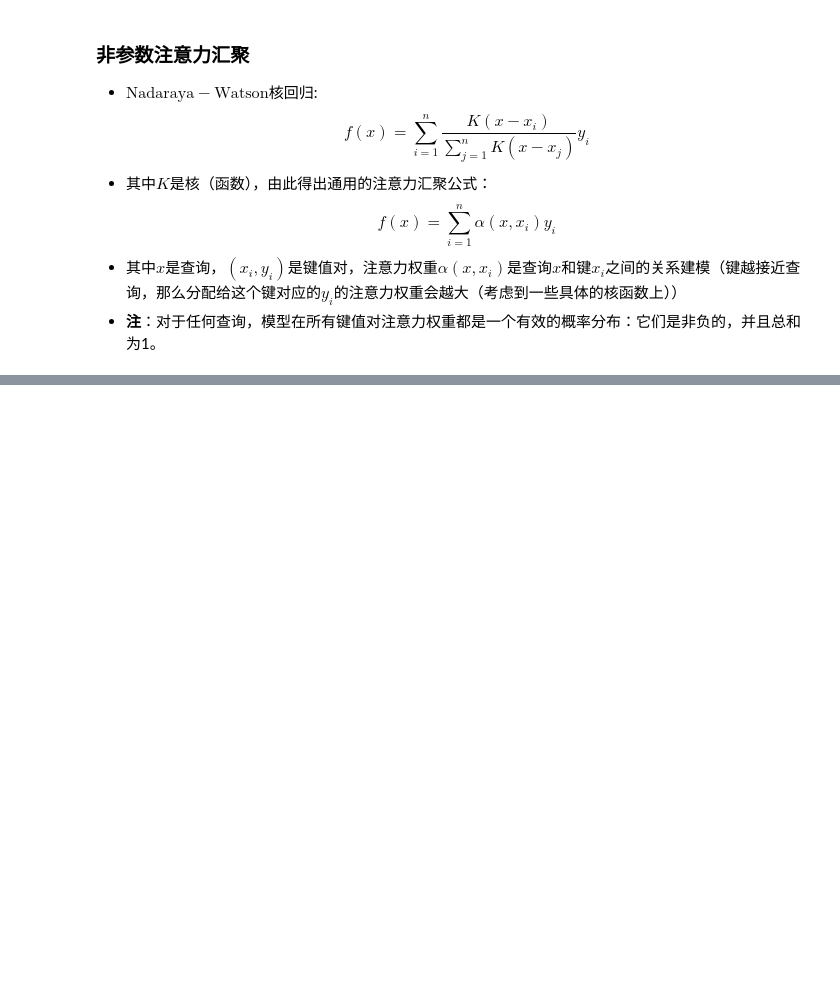
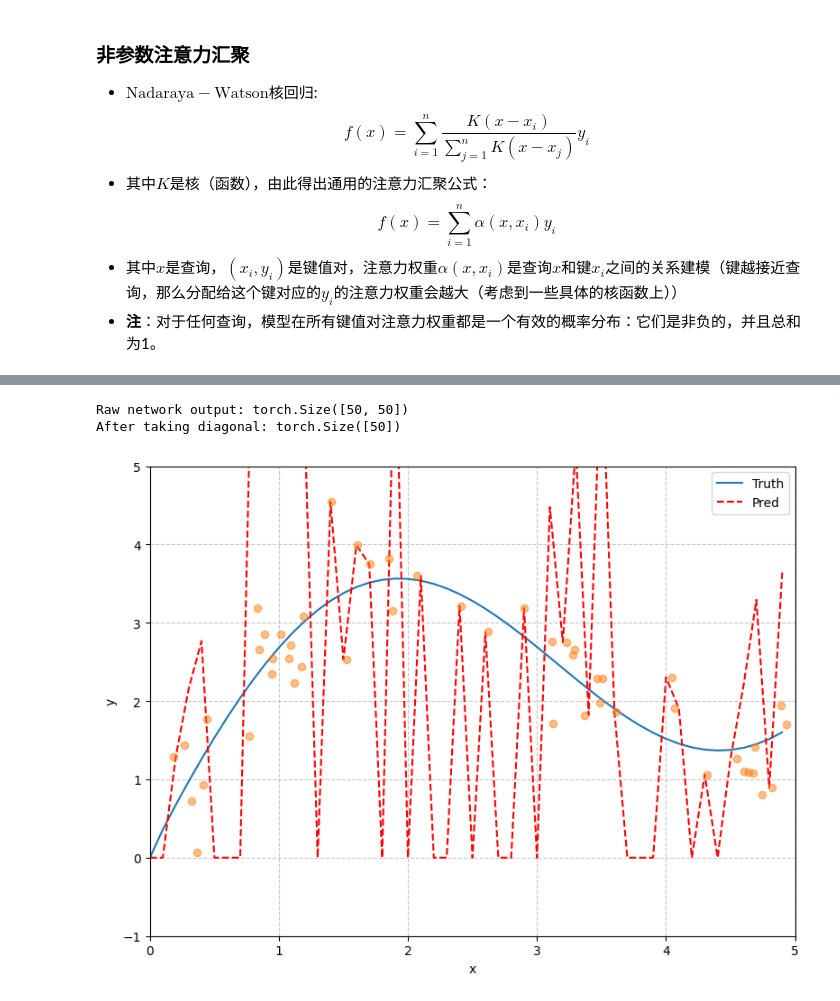
Before and after one commit to XSJWF/DLL, a Jupyter notebook: notebooks/DL_9.ipynb, the cells around one changed output, grey strips where cells are left out. Drawn from its saved outputs; the diff is of its cells as text; code cells hidden in the pictures; blank space fills up the shorter version.

```diff
--- a/notebooks/DL_9.ipynb
+++ b/notebooks/DL_9.ipynb
@@ -133,0 +207,17 @@ show_heatmaps(attention_weights.unsqueeze(0).unsqueeze(0)[0, 0])
+# %%
+keys = x_train.repeat((n_test, 1))
+values = y_train.repeat((n_test, 1))
+
+with torch.no_grad():
+    y_hat = net(x_test, keys, values)
+    print(f"Raw network output: {y_hat.shape}")  # (50, 50)
+
+    # 取对角线元素 - 这通常表示每个查询对应的预测
+    y_hat = torch.diag(y_hat)
+    print(f"After taking diagonal: {y_hat.shape}")  # (50,)
+
+plot_kernel_reg(y_hat)
+# %% [output]
+Raw network output: torch.Size([50, 50])
+After taking diagonal: torch.Size([50])
+[figure, added]
```
Also changed, not shown: parts of 9 cells of this notebook.
